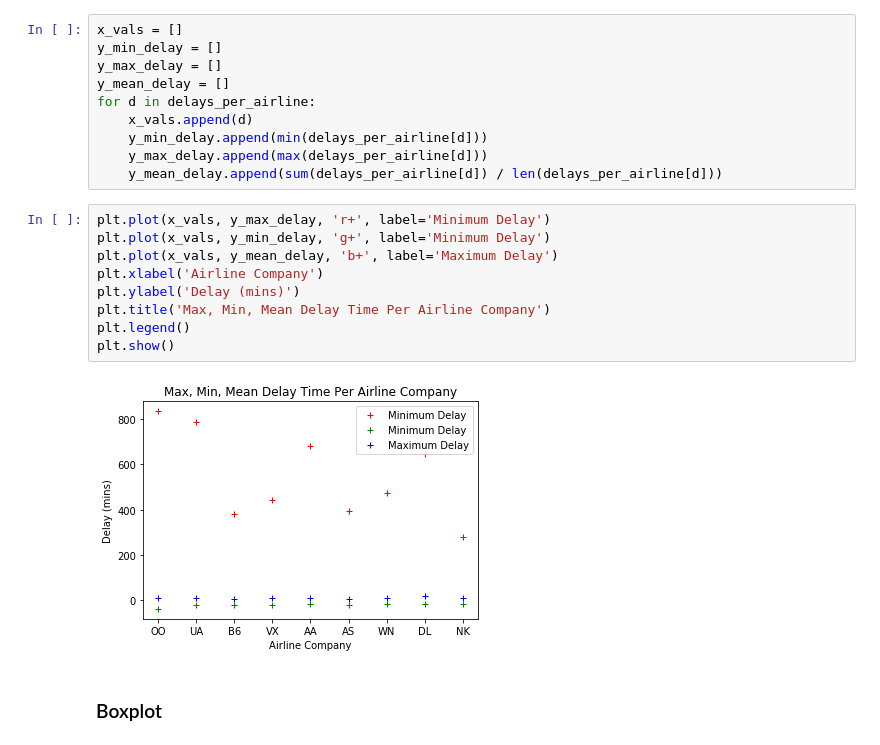
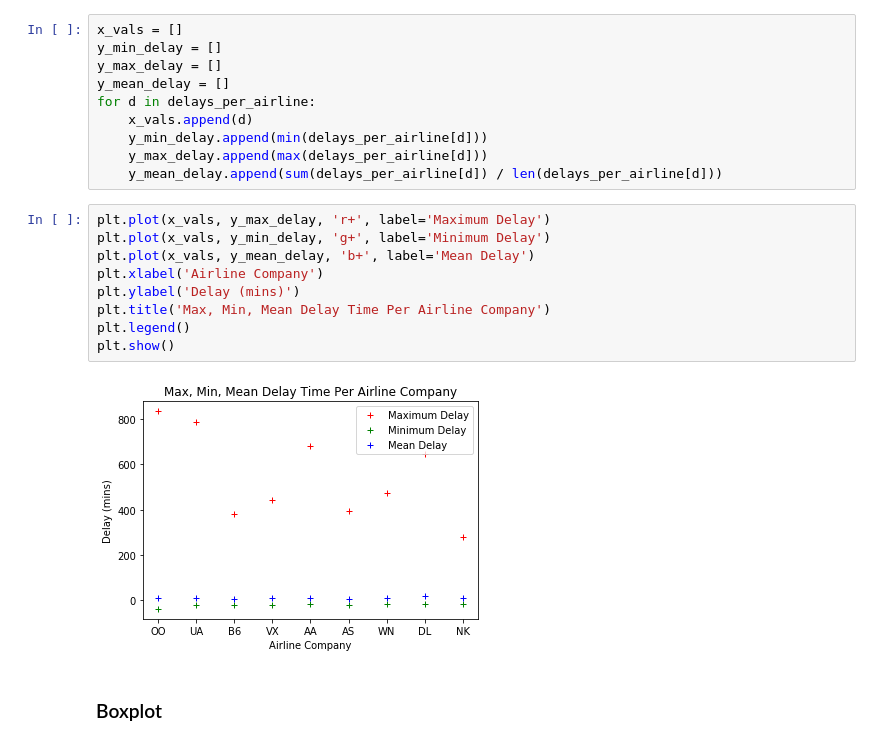
Before and after one commit to jenonds/Jessica, a Jupyter notebook: Assignment 2.ipynb, the cells around one changed output. Drawn from its saved outputs; the diff is of its cells as text.

```diff
--- a/Assignment 2.ipynb
+++ b/Assignment 2.ipynb
@@ -185,16 +185,16 @@ for d in delays_per_airline:
     y_max_delay.append(max(delays_per_airline[d]))
     y_mean_delay.append(sum(delays_per_airline[d]) / len(delays_per_airline[d]))
 # %%
-plt.plot(x_vals, y_max_delay, 'r+', label='Minimum Delay')
+plt.plot(x_vals, y_max_delay, 'r+', label='Maximum Delay')
 plt.plot(x_vals, y_min_delay, 'g+', label='Minimum Delay')
-plt.plot(x_vals, y_mean_delay, 'b+', label='Maximum Delay')
+plt.plot(x_vals, y_mean_delay, 'b+', label='Mean Delay')
 plt.xlabel('Airline Company')
 plt.ylabel('Delay (mins)')
 plt.title('Max, Min, Mean Delay Time Per Airline Company')
 plt.legend()
 plt.show()
 # %% [output]
-[figure, old version]
+[figure, new version]
 # %% [markdown]
 ### Boxplot
 # %%
```
